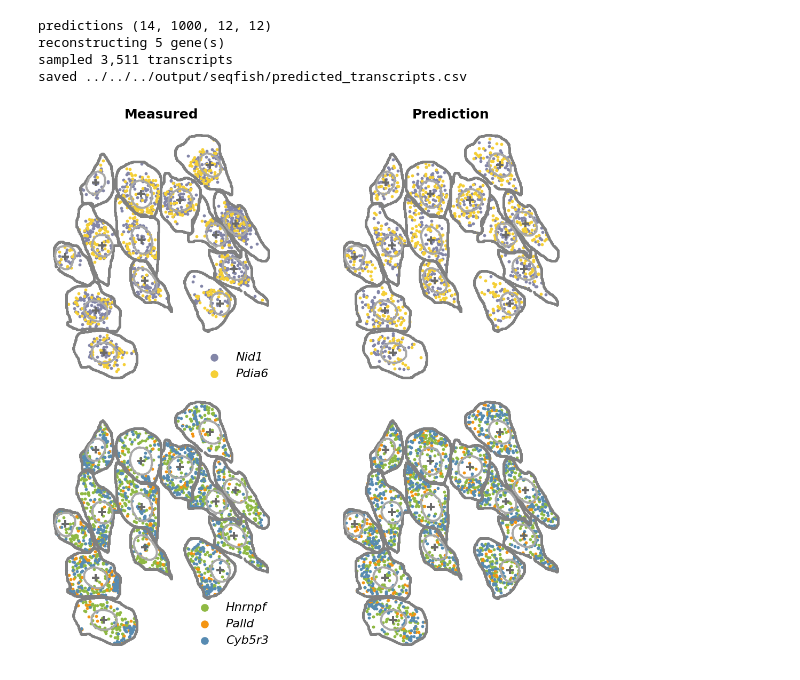
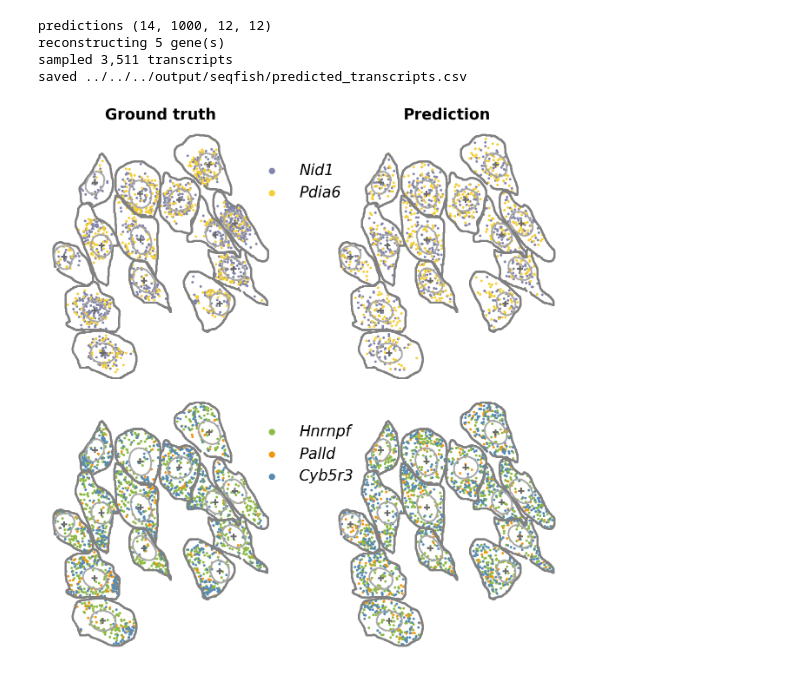
Before and after one commit to aster-ww/SVC, a Jupyter notebook: docs/source/tutorials/prediction.ipynb, the cells around one changed output. Cells and saved outputs as stored; diff of their text form; code cells hidden in the pictures.

```diff
--- a/docs/source/tutorials/prediction.ipynb
+++ b/docs/source/tutorials/prediction.ipynb
@@ -165,19 +171,22 @@ CELL = '16-3'
 cell_idx = list(test_cell_names).index(CELL)
 colors = ['#3f6f76', '#69b7ce', '#c65840', '#f4ce4b', '#62496f']
 
-fig, axes = plt.subplots(2, 5, figsize=(13, 5.2))
+fig, ax = plt.subplots(2, 5, figsize=(14, 4.5), gridspec_kw={'hspace': 0.2})
 for i, (gene, color) in enumerate(zip(REPRESENTATIVE, colors)):
     cmap = LinearSegmentedColormap.from_list(gene, [(1, 1, 1), to_rgba(color)])
     g = gene_names.index(gene)
     vmax = truth[cell_idx, g].max()
     for row, image in enumerate([truth[cell_idx, g], prediction[cell_idx, g]]):
-        im = axes[row, i].imshow(image, cmap=cmap, vmin=0, vmax=vmax, origin='lower')
-        plt.colorbar(im, ax=axes[row, i], shrink=0.75)
-        axes[row, i].set_xticks([])
-        axes[row, i].set_yticks([])
-    axes[0, i].set_title(gene, fontsize=16, fontstyle='italic')
-axes[0, 0].set_ylabel('Measured', fontsize=15)
-axes[1, 0].set_ylabel('Prediction', fontsize=15)
+        im = ax[row, i].imshow(image, cmap=cmap, vmin=0, vmax=vmax, origin='lower')
+        plt.colorbar(im, shrink=0.75)
+        for spine in ax[row, i].spines.values():
+            spine.set_linewidth(3)
+            spine.set_color('dimgrey')
+        ax[row, i].set_xticks([])
+        ax[row, i].set_yticks([])
+    ax[0, i].set_title(gene, fontsize=25, pad=10, fontstyle='italic')
+ax[0, 0].set_ylabel('Ground truth', fontsize=22)
+ax[1, 0].set_ylabel('Prediction', fontsize=22)
 plt.tight_layout()
 plt.show()
 # %% [output]
@@ -198,35 +207,39 @@ saved ../../../output/seqfish/predicted_transcripts.csv
 # %%
 predicted = expand_transcripts(pd.read_csv(OUT_DIR / 'predicted_transcripts.csv'))
 measured = pd.read_pickle(DATA_DIR / 'seqfish_data_dict.pkl')['data_df']
 measured = measured[measured.cell.isin(test_cell_names)]
 cell_contour = pd.read_pickle(DATA_DIR / 'cell_mask_contour_preprocessed.pkl')
 cell_contour = cell_contour[cell_contour.cell.isin(test_cell_names)]
 nuclear_contour = pd.read_pickle(DATA_DIR / 'nuclear_mask_contour_preprocessed.pkl')
 nuclear_contour = nuclear_contour[nuclear_contour.cell.isin(test_cell_names)]
 
-def draw(ax, df, genes, colors, xcol, ycol, title, legend):
+def draw(ax, df, genes, colors, xcol, ycol, title=None, legend_anchor=None):
     ax.scatter(cell_contour.x, cell_contour.y, color='grey', s=6, zorder=20)
     ax.scatter(nuclear_contour.x, nuclear_contour.y, color='darkgrey', s=2, alpha=0.6, zorder=20)
     ax.scatter(nuclear_contour.centerX, nuclear_contour.centerY,
                marker='+', color='dimgray', s=100, zorder=20)
     for gene, color in zip(genes, colors):
         sub = df[df.gene == gene]
         ax.scatter(sub[xcol], sub[ycol], s=10, color=color, label=gene)
-    if legend:
-        for text in ax.legend(fontsize=16, markerscale=3, frameon=False).get_texts():
+    if legend_anchor is not None:
+        leg = ax.legend(fontsize=25, markerscale=3, frameon=False)
+        leg.set_bbox_to_anchor(legend_anchor)
+        for text in leg.get_texts():
             text.set_fontstyle('italic')
     if title:
-        ax.set_title(title, fontsize=18, fontweight='bold')
+        ax.set_title(title, fontsize=25, fontweight='bold')
     ax.set_aspect('equal')
     ax.axis('off')
 
-fig, axes = plt.subplots(2, 2, figsize=(14, 13), gridspec_kw={'hspace': 0., 'wspace': 0.})
-for row, (genes, colors) in enumerate([(['Nid1', 'Pdia6'], ['#8386a8', '#f5cf36']),
-                                       (['Hnrnpf', 'Palld', 'Cyb5r3'],
-                                        ['#8fb943', '#f49512', '#578bb2'])]):
-    draw(axes[row, 0], measured, genes, colors, 'x', 'y', 'Measured' if row == 0 else None, True)
-    draw(axes[row, 1], predicted, genes, colors, 'x_original', 'y_original',
-         'Prediction' if row == 0 else None, False)
+fig, ax = plt.subplots(2, 2, figsize=(17, 16), gridspec_kw={'hspace': 0., 'wspace': 0.})
+draw(ax[0, 0], measured, ['Nid1', 'Pdia6'], ['#8386a8', '#f5cf36'], 'x', 'y',
+     title='Ground truth', legend_anchor=(0.85, 0.9))
+draw(ax[0, 1], predicted, ['Nid1', 'Pdia6'], ['#8386a8', '#f5cf36'], 'x_original', 'y_original',
+     title='Prediction')
+draw(ax[1, 0], measured, ['Hnrnpf', 'Palld', 'Cyb5r3'], ['#8fb943', '#f49512', '#578bb2'],
+     'x', 'y', legend_anchor=(0.85, 0.6))
+draw(ax[1, 1], predicted, ['Hnrnpf', 'Palld', 'Cyb5r3'], ['#8fb943', '#f49512', '#578bb2'],
+     'x_original', 'y_original')
 plt.show()
 # %% [output]
-[figure, old version]
+[figure, new version]
```
Also changed, not shown: parts of 3 cells of this notebook.
